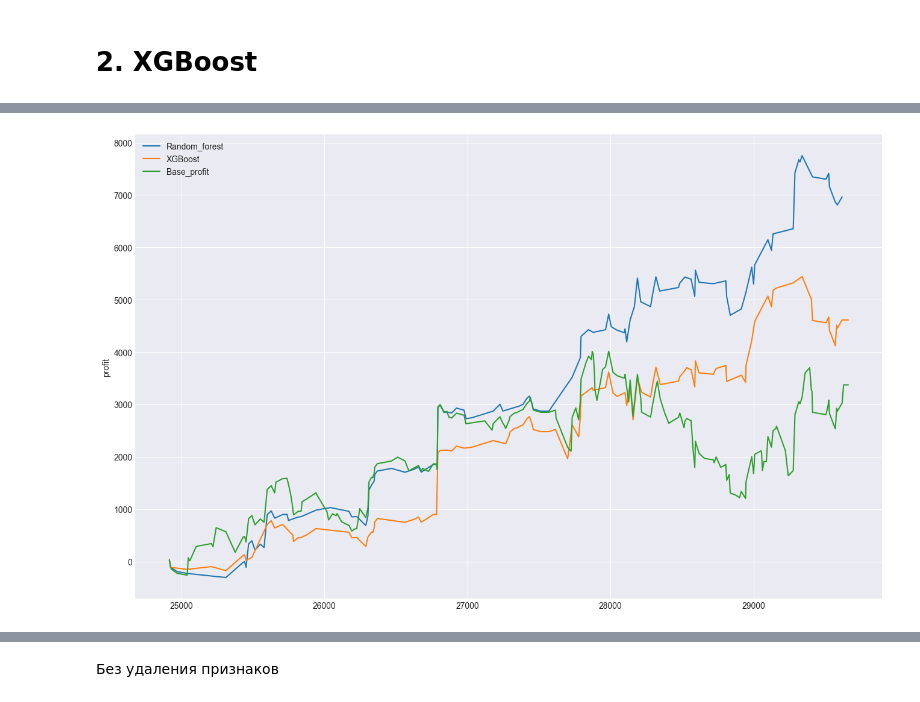
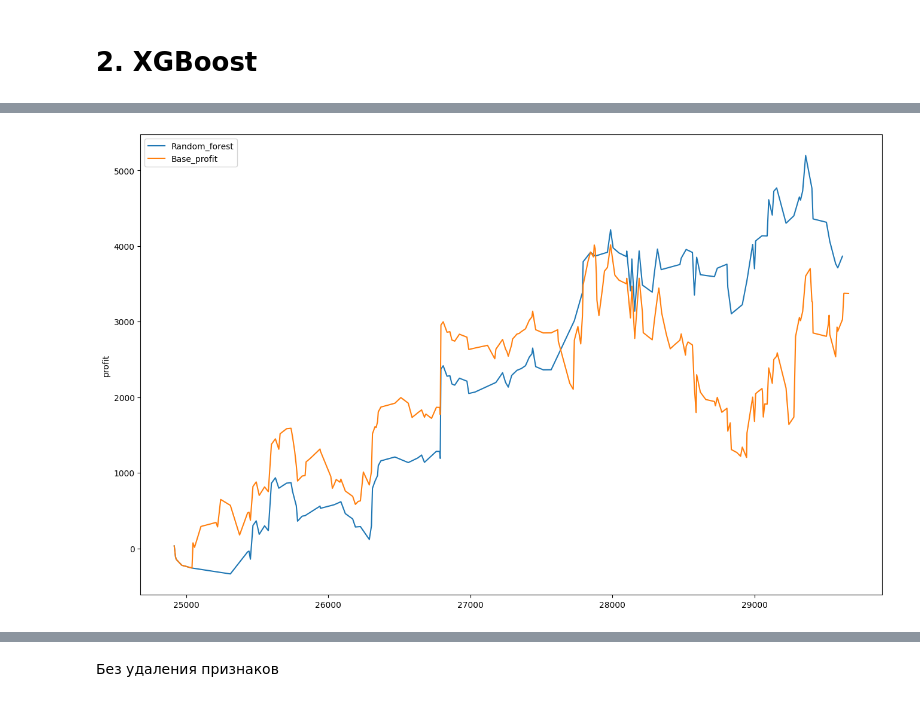
Before and after one commit to AlexKosuhin/AlgoTrading, a Jupyter notebook: classification.ipynb, the cells around one changed output, grey strips where cells are left out. Saved outputs shown, nothing was run; the diff lists cells and outputs as text; code cells hidden in the pictures.

```diff
--- a/classification.ipynb
+++ b/classification.ipynb
@@ -1746,0 +1680,26 @@ weighted avg       0.58      0.58      0.58       203
+# %%
+from sklearn.metrics import classification_report
+
+# 1. Лучшие параметры из Optuna
+best_params = study_rf.best_params
+print("Лучшие параметры:", best_params)
+
+# 2. Финальная модель
+model = RandomForestClassifier(**best_params, random_state=42)
+model.fit(X_train, y_train)
+
+# 3. Threshold = 0.5 (по умолчанию)
+y_pred_default = model.predict(X_test)
+print("\n" + "="*50)
+print("С порогом 0.5 (по умолчанию):")
+print("="*50)
+print(classification_report(y_test, y_pred_default))
+
+# 4. Threshold = 0.4 (оптимальный)
+y_proba = model.predict_proba(X_test)[:, 1]
+y_pred_optimal = (y_proba >= 0.49).astype(int)
+
+print("\n" + "="*50)
+print("С порогом 0.4 (оптимальный):")
+print("="*50)
+print(classification_report(y_test, y_pred_optimal))
@@ -1844,15 +1804,15 @@ print(final_params_xgboost)
 # %%
 #XGboost
 y_pred_xgb_best_plus = profit_test[y_pred_xgb_final > 0]
 y_pred_xgb_best_cumsum = np.cumsum(y_pred_xgb_best_plus)
-#Random_forest
-y_pred_random_forest_best_plus = profit_test[y_pred_random_forest_final > 0]
+# Random_forest
+y_pred_random_forest_best_plus = profit_test[y_pred_optimal > 0]
 y_pred_random_forest_best_cumsum = np.cumsum(y_pred_random_forest_best_plus)
 profit_test_cum = np.cumsum(profit_test)
 # Доходность всех паттернов
 plt.figure(figsize=(16, 10))
 sns.lineplot(y_pred_random_forest_best_cumsum, label='Random_forest')
-sns.lineplot(y_pred_xgb_best_cumsum, label='XGBoost')
+# sns.lineplot(y_pred_xgb_best_cumsum, label='XGBoost')
 sns.lineplot(profit_test_cum, label='Base_profit');
 # %% [output]
-[figure, old version]
+[figure, new version]
```
Also changed, not shown: parts of 41 cells of this notebook.
